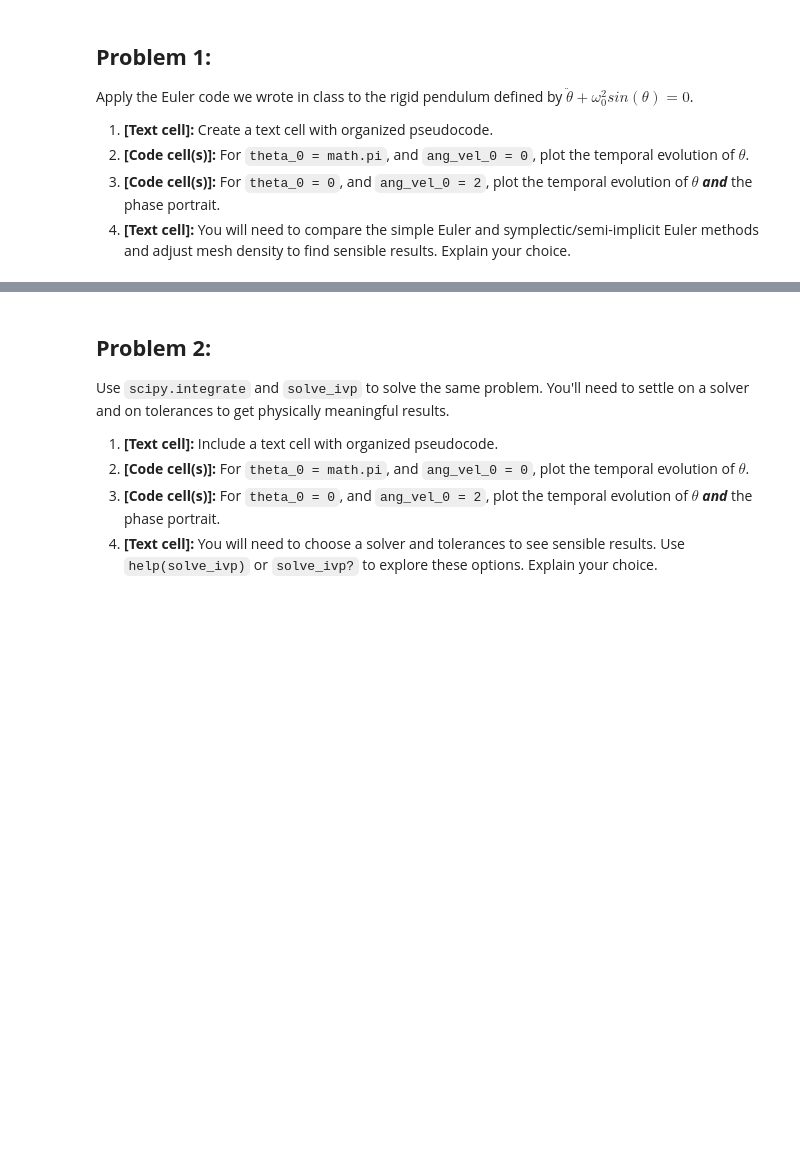
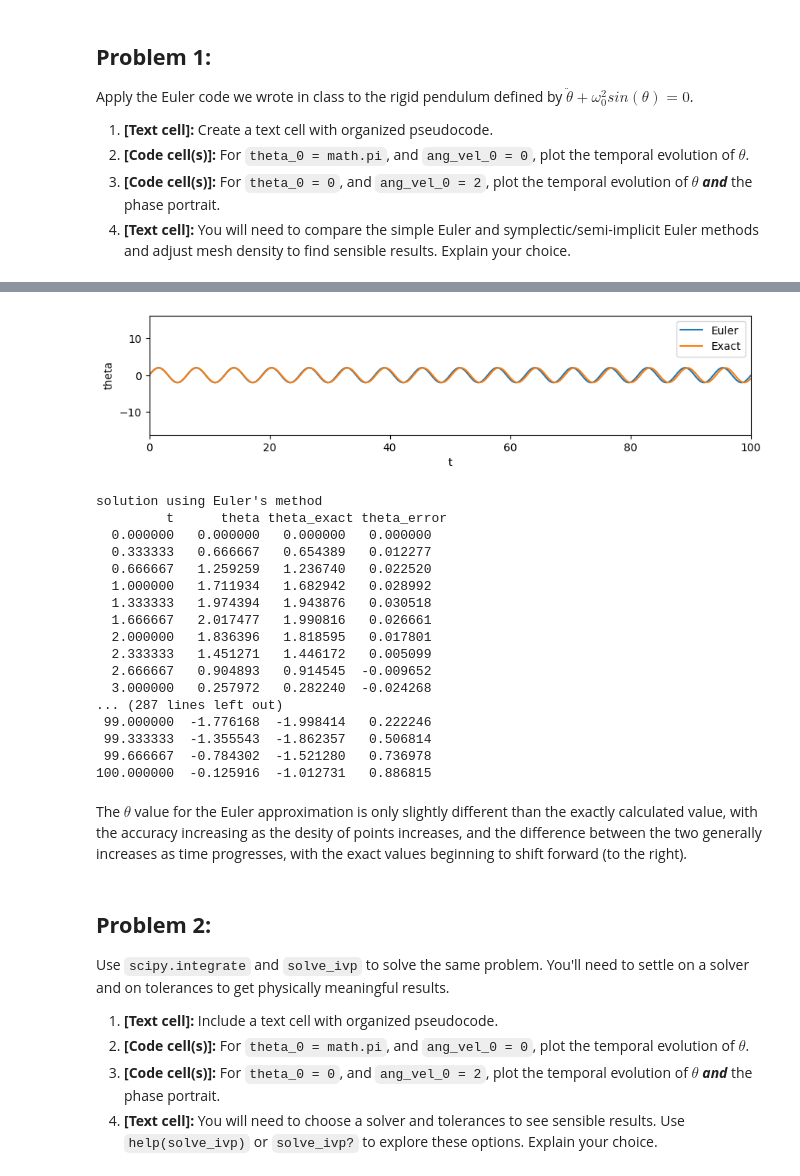
Before and after one commit to IntroComputationalPhysics-UNT/euler-and-solve-ivp-GavinDunaway410, a Jupyter notebook: rigid_pendulum_assignment_v2.ipynb, the cells around one changed output, grey strips where cells are left out. Drawn from its saved outputs; the diff is of its cells as text; code cells hidden in the pictures; blank space fills up the shorter version.

```diff
--- a/rigid_pendulum_assignment_v2.ipynb
+++ b/rigid_pendulum_assignment_v2.ipynb
@@ -98,3 +123,56 @@ plt.show()
+# %%
+# Temporal evolution of theta for initial conditions set 2:
+
+# Assign variables & call function
+theta_0 = 0
+ang_vel_0 = 2
+omega_0 = 1
+t_0 = 0
+t_f = 100
+n_steps = 300
+
+t, theta, ang_vel = euler_sho(omega_0, theta_0, ang_vel_0, t_0, t_f, n_steps)
+
+# Get the exact values
+theta_exact_sho = [theta_0 * math.cos(omega_0 * (t[i] - t_0)) + (ang_vel_0 / omega_0) * math.sin(omega_0 * (t[i] - t_0)) for i in range(len(t))]
+theta_error = [theta[i] - theta_exact_sho[i] for i in range(len(theta))]
+
+# Plot motion
+plt.figure(figsize=(10,2))
+plt.xlim([0, 100])
+plt.ylim([- 5 * np.pi - 0.5, 5 * np.pi + 0.5])
+plt.plot(t, theta, label='Euler')
+plt.plot(t, theta_exact_sho,label='Exact')
+plt.xlabel('t')
+plt.ylabel('theta')
+plt.legend()
+plt.show()
+
+print('solution using Euler\'s method')
+print(f"{'t':>10s} {'theta':>10s} {'theta_exact':>10s} {'theta_error':>10s}")
+for i in range(len(theta)):
+  print(f"{t[i]:>10.6f} {theta[i]:>10.6f} {theta_exact_sho[i]:>10.6f} {theta_error[i]:>10.6f}")
+# %% [output]
+[figure, added]
+solution using Euler's method
+         t      theta theta_exact theta_error
+  0.000000   0.000000   0.000000   0.000000
+  0.333333   0.666667   0.654389   0.012277
+  0.666667   1.259259   1.236740   0.022520
+  1.000000   1.711934   1.682942   0.028992
+  1.333333   1.974394   1.943876   0.030518
+  1.666667   2.017477   1.990816   0.026661
+  2.000000   1.836396   1.818595   0.017801
+  2.333333   1.451271   1.446172   0.005099
+  2.666667   0.904893   0.914545  -0.009652
+  3.000000   0.257972   0.282240  -0.024268
+... (287 lines left out)
+ 99.000000  -1.776168  -1.998414   0.222246
+ 99.333333  -1.355543  -1.862357   0.506814
+ 99.666667  -0.784302  -1.521280   0.736978
+100.000000  -0.125916  -1.012731   0.886815
+# %% [markdown]
+The $\theta$ value for the Euler approximation is only slightly different than the exactly calculated value, with the accuracy increasing as the desity of points increases, and the difference between the two generally increases as time progresses, with the exact values beginning to shift forward (to the right).
 # %% [markdown]
 ## **Problem 2:**
 
```
Also changed, not shown: parts of 4 cells of this notebook.
